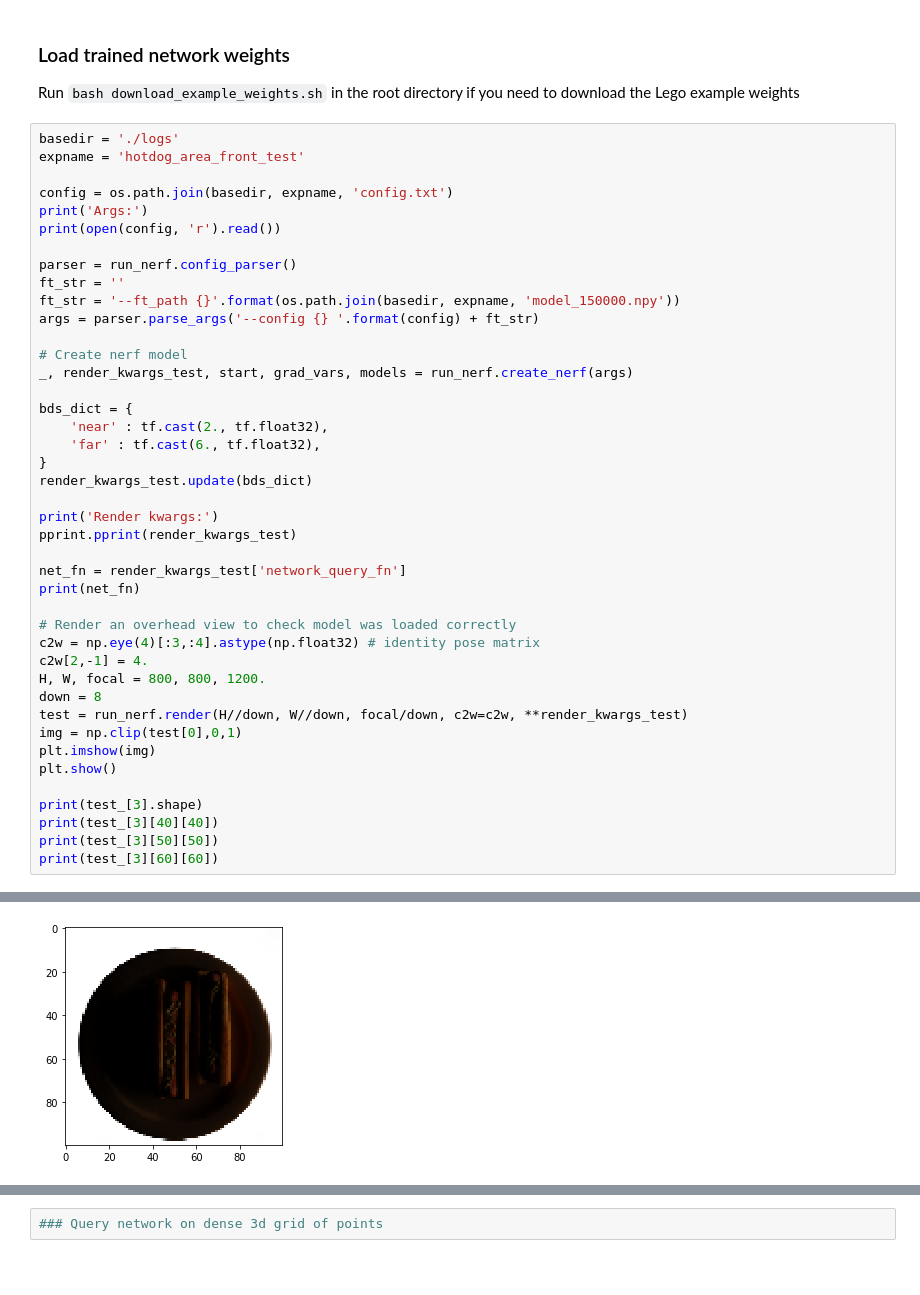
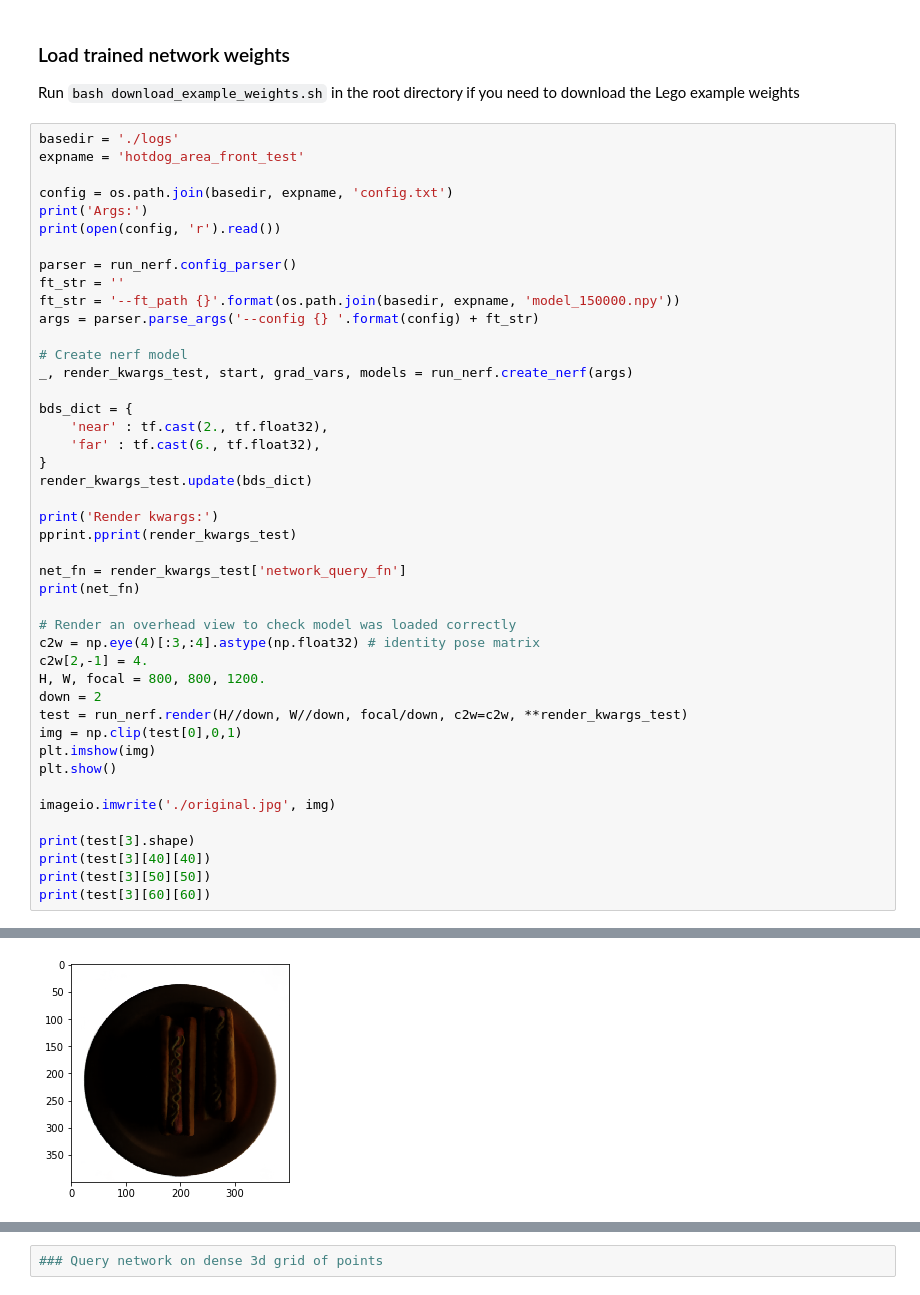
Before and after one commit to jingyangcarl/nerf, a Jupyter notebook: exchange.ipynb, the cells around one changed output, grey strips where cells are left out. Drawn from its saved outputs; the diff is of its cells as text; blank space fills up the shorter version.

```diff
--- a/exchange.ipynb
+++ b/exchange.ipynb
@@ -48,16 +48,18 @@ print(net_fn)
 c2w = np.eye(4)[:3,:4].astype(np.float32) # identity pose matrix
 c2w[2,-1] = 4.
 H, W, focal = 800, 800, 1200.
-down = 8
+down = 2
 test = run_nerf.render(H//down, W//down, focal/down, c2w=c2w, **render_kwargs_test)
 img = np.clip(test[0],0,1)
 plt.imshow(img)
 plt.show()
 
-print(test_[3].shape)
-print(test_[3][40][40])
-print(test_[3][50][50])
-print(test_[3][60][60])
+imageio.imwrite('./original.jpg', img)
+
+print(test[3].shape)
+print(test[3][40][40])
+print(test[3][50][50])
+print(test[3][60][60])
 # %% [output]
 Args:
 expname = hotdog_area_front_test
@@ -79 +81 @@ N_importance = 64
-[figure, old version]
+[figure, new version]
```
Also changed, not shown: parts of 4 cells of this notebook, 7 other files.
